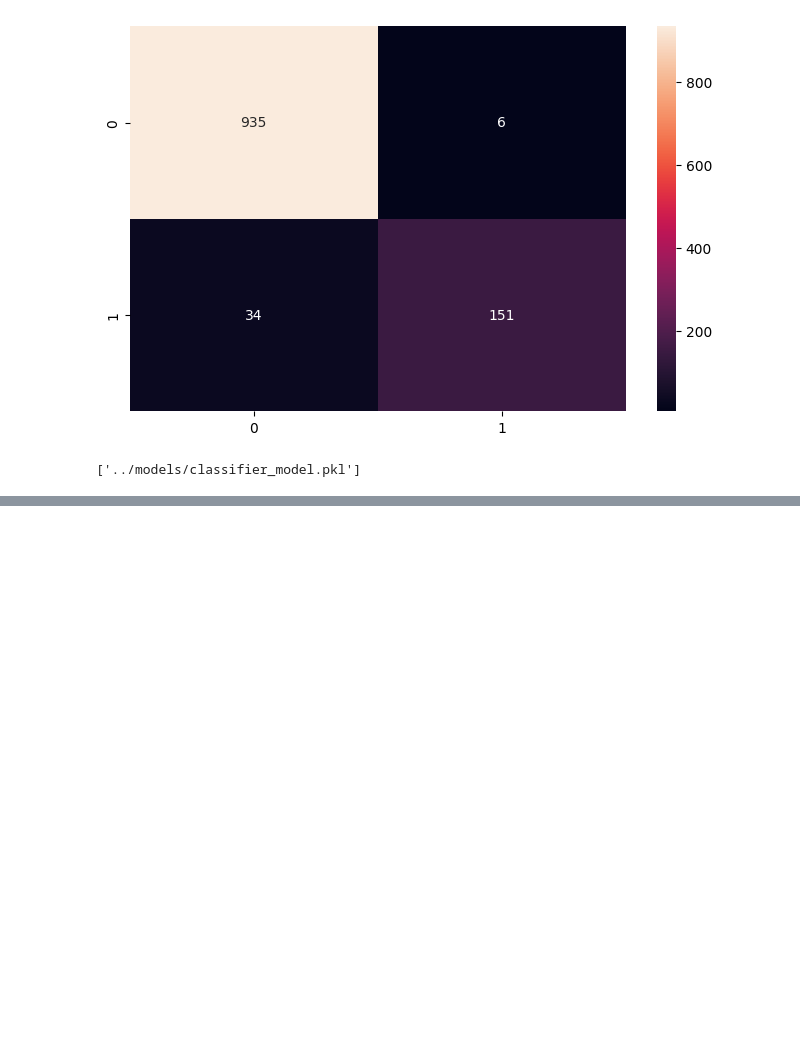
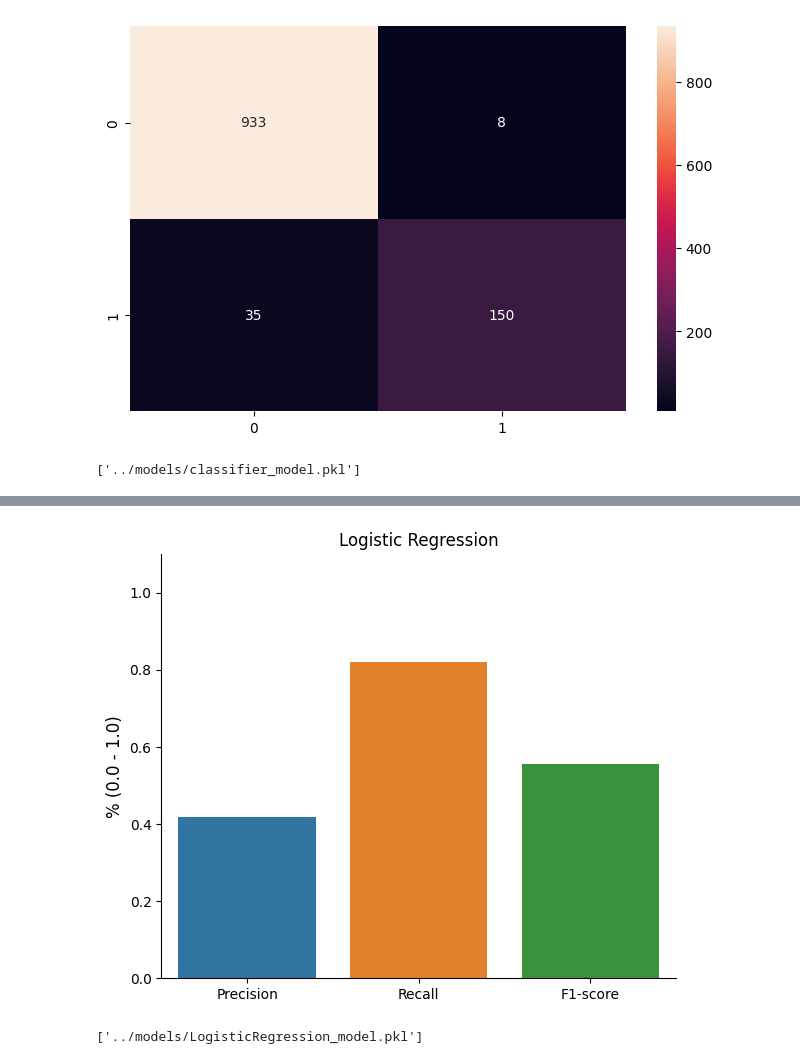
Before and after one commit to Handras18/Churn-prediction, a Jupyter notebook: 03_model.ipynb, the cells around one changed output, grey strips where cells are left out. Drawn from its saved outputs; the diff is of its cells as text; code cells hidden in the pictures; blank space fills up the shorter version.

```diff
--- a/03_model.ipynb
+++ b/03_model.ipynb
@@ -64,10 +66,14 @@ plt.title("Churn Distribution After SMOTE")
 plt.show()
 # %% [output]
 [figure]
+# %%
+scaler = StandardScaler()
+X_train_scaled = scaler.fit_transform(X_train_sm)
+X_test_scaled = scaler.transform(X_test)
 # %%
 classifier=RandomForestClassifier(n_estimators=100,random_state=42)
-classifier.fit(X_train_sm,y_train_sm)
-y_pred=classifier.predict(X_test)
+classifier.fit(X_train_scaled,y_train_sm)
+y_pred=classifier.predict(X_test_scaled)
 # %%
 accuracy = accuracy_score(y_test, y_pred)
 print(f'Accuracy: {accuracy * 100:.2f}%')
@@ -98,3 +103,7 @@ Path('../models').mkdir(exist_ok=True)
 joblib.dump(classifier, '../models/classifier_model.pkl')
 # %% [output]
 ['../models/classifier_model.pkl']
+# %%
+log_reg=LogisticRegression(random_state=42,max_iter=100)
+log_reg.fit(X_train_scaled,y_train_sm)
+y_pred=log_reg.predict(X_test_scaled)
@@ -100,0 +123,25 @@ joblib.dump(classifier, '../models/classifier_model.pkl')
+# %%
+report_dict=classification_report(y_test,y_pred,output_dict=True)
+lr_precision = report_dict['1']['precision']
+lr_recall = report_dict['1']['recall']
+lr_f1 = report_dict['1']['f1-score']
+lr_data = pd.DataFrame({
+    'Metrics': ['Precision', 'Recall', 'F1-score'],
+    'Values': [lr_precision, lr_recall, lr_f1]
+})
+# %%
+plt.figure(figsize=(6, 5))
+sns.barplot(data=lr_data,x='Metrics',y='Values',hue='Metrics')
+plt.title('Logistic Regression')
+plt.ylim(0, 1.1)
+plt.ylabel('% (0.0 - 1.0)', fontsize=12)
+plt.xlabel('')
+sns.despine()
+plt.tight_layout()
+plt.show()
+# %% [output]
+[figure, added]
+# %%
+joblib.dump(log_reg, '../models/LogisticRegression_model.pkl')
+# %% [output]
+['../models/LogisticRegression_model.pkl']
```
Also changed, not shown: parts of 12 cells of this notebook, 4 other files.
